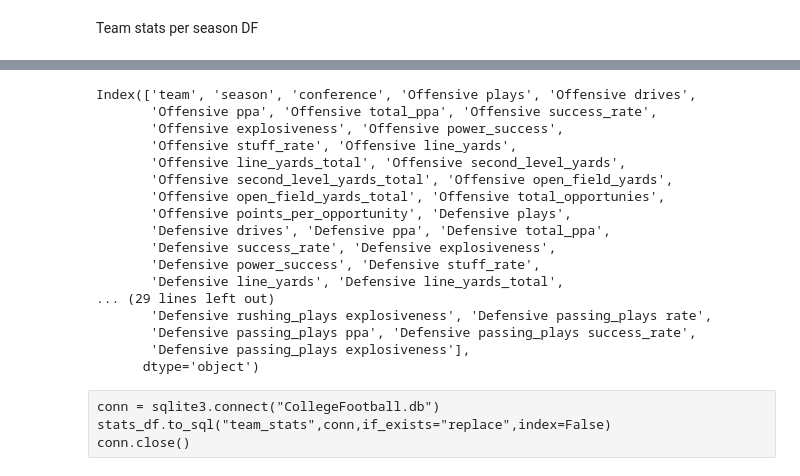
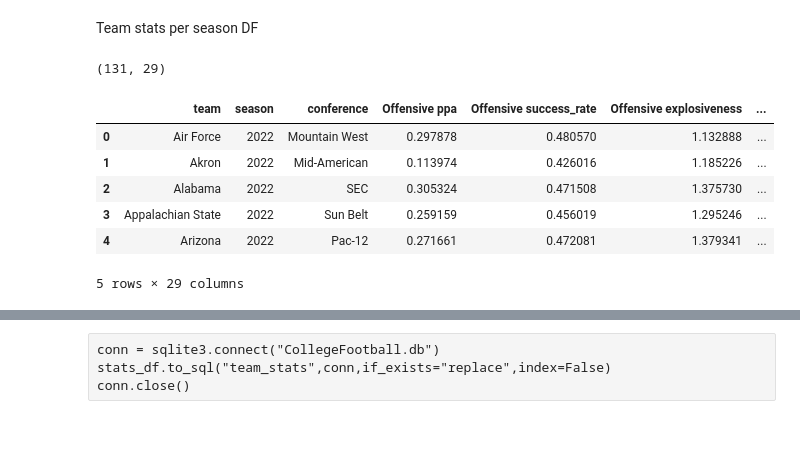
Before and after one commit to dyeds/PIC-16B-Project, a Jupyter notebook: TeamData.ipynb, the cells around one changed output, grey strips where cells are left out. Drawn from its saved outputs; the diff is of its cells as text; code cells hidden in the pictures; blank space fills up the shorter version.

```diff
--- a/TeamData.ipynb
+++ b/TeamData.ipynb
@@ -136,6 +136,40 @@ api_instance2 = cfbd.StatsApi(cfbd.ApiClient(configuration))
 teamstats = api_instance2.get_advanced_team_season_stats(year=year)
 # %%
 stats_df = DataFunctions.df_team_advstats(teamstats=teamstats)
+# %%
+cols = ['team','season','conference','Offensive ppa','Offensive success_rate',
+        'Offensive explosiveness','Offensive power_success',
+        'Offensive stuff_rate','Offensive line_yards',
+        'Defensive ppa','Defensive success_rate',
+        'Defensive explosiveness','Defensive power_success',
+        'Defensive stuff_rate','Defensive line_yards',
+        'Offensive havoc total','Offensive rushing_plays ppa',
+        'Offensive rushing_plays success_rate',
+        'Offensive rushing_plays explosiveness',
+        'Offensive passing_plays ppa',
+        'Offensive passing_plays success_rate',
+        'Offensive passing_plays explosiveness',
+        'Defensive havoc total','Defensive rushing_plays ppa',
+        'Defensive rushing_plays success_rate',
+        'Defensive rushing_plays explosiveness',
+        'Defensive passing_plays ppa',
+        'Defensive passing_plays success_rate',
+        'Defensive passing_plays explosiveness']
+stats_df1 = DataFunctions.df_stats_needed(stats_df,cols)
+# %%
+stats_df1.shape
+# %% [output]
+(131, 29)
+# %%
+stats_df1.head()
+# %% [output]
+|  | team | season | conference | Offensive ppa | Offensive success_rate | Offensive explosiveness | ... |
+| 0 | Air Force | 2022 | Mountain West | 0.297878 | 0.480570 | 1.132888 | ... |
+| 1 | Akron | 2022 | Mid-American | 0.113974 | 0.426016 | 1.185226 | ... |
+| 2 | Alabama | 2022 | SEC | 0.305324 | 0.471508 | 1.375730 | ... |
+| 3 | Appalachian State | 2022 | Sun Belt | 0.259159 | 0.456019 | 1.295246 | ... |
+| 4 | Arizona | 2022 | Pac-12 | 0.271661 | 0.472081 | 1.379341 | ... |
+5 rows × 29 columns
 # %%
 stats_df.head()
 # %% [output]
@@ -146,26 +180,6 @@ stats_df.head()
 | 3 | Appalachian State | 2022 | Sun Belt | 864 | 147 | 0.259159 | 223.913126 | ... |
 | 4 | Arizona | 2022 | Pac-12 | 788 | 141 | 0.271661 | 214.068935 | ... |
 5 rows × 80 columns
-# %%
-stats_df.columns
-# %% [output]
-Index(['team', 'season', 'conference', 'Offensive plays', 'Offensive drives',
-       'Offensive ppa', 'Offensive total_ppa', 'Offensive success_rate',
-       'Offensive explosiveness', 'Offensive power_success',
-       'Offensive stuff_rate', 'Offensive line_yards',
-       'Offensive line_yards_total', 'Offensive second_level_yards',
-       'Offensive second_level_yards_total', 'Offensive open_field_yards',
-       'Offensive open_field_yards_total', 'Offensive total_opportunies',
-       'Offensive points_per_opportunity', 'Defensive plays',
-       'Defensive drives', 'Defensive ppa', 'Defensive total_ppa',
-       'Defensive success_rate', 'Defensive explosiveness',
-       'Defensive power_success', 'Defensive stuff_rate',
-       'Defensive line_yards', 'Defensive line_yards_total',
-... (29 lines left out)
-       'Defensive rushing_plays explosiveness', 'Defensive passing_plays rate',
-       'Defensive passing_plays ppa', 'Defensive passing_plays success_rate',
-       'Defensive passing_plays explosiveness'],
-      dtype='object')
 # %% [raw]
 conn = sqlite3.connect("CollegeFootball.db")
 stats_df.to_sql("team_stats",conn,if_exists="replace",index=False)
```
Also changed, not shown: parts of 3 cells of this notebook, 2 other files.
